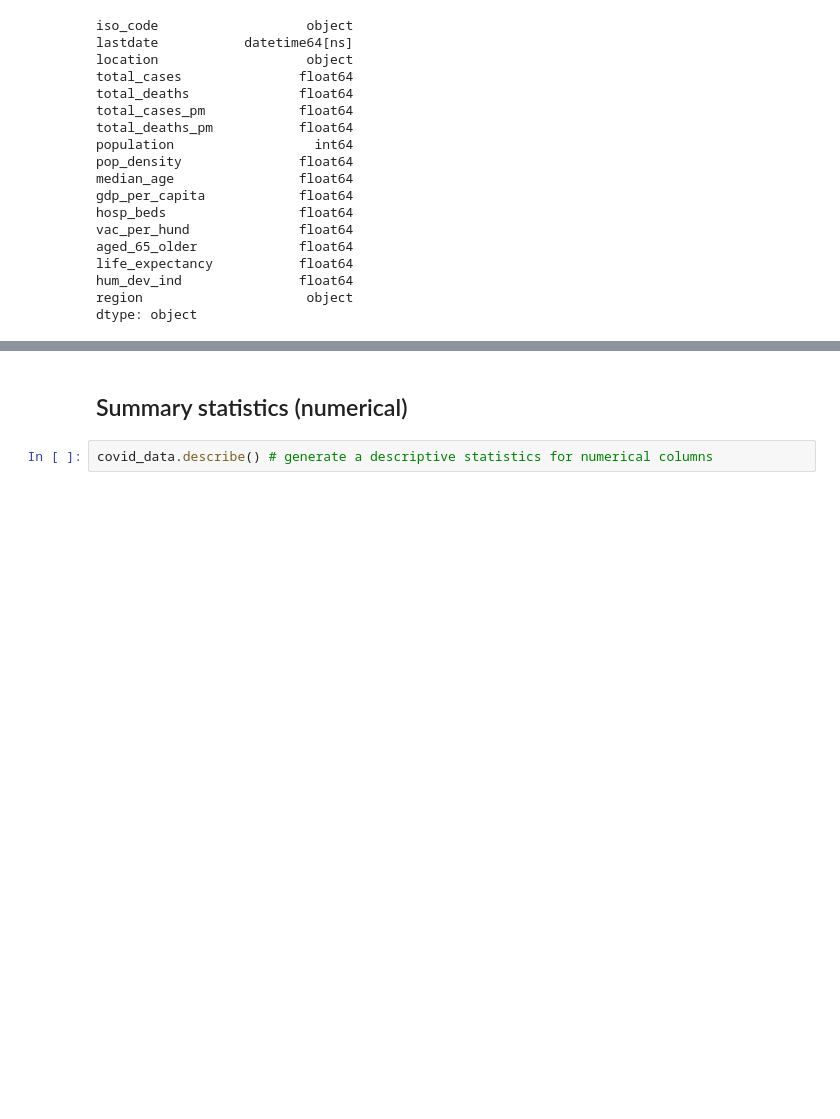
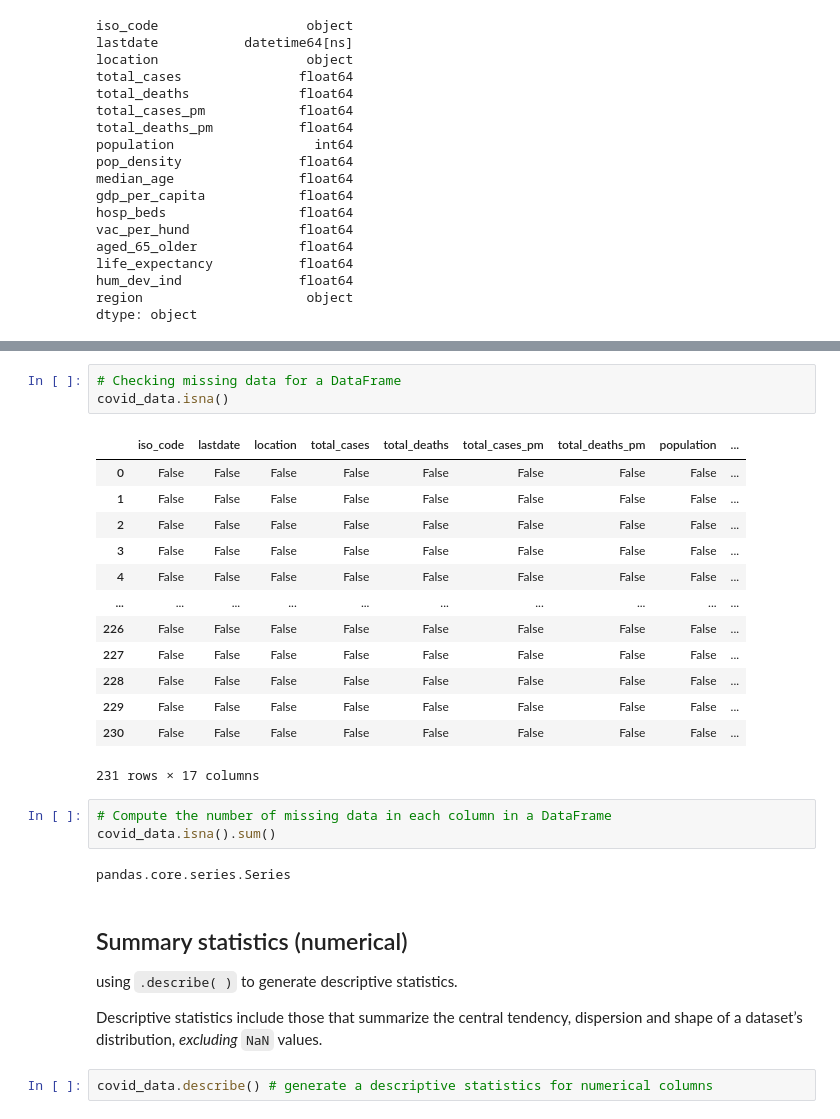
Before and after one commit to jieshu-wang-SBU/EST389_371_2026_spring, a Jupyter notebook: lectures/05-data_cleaning/05-02_first_look_at_the_data.ipynb, the cells around one changed output, grey strips where cells are left out. Drawn from its saved outputs; the diff is of its cells as text; blank space fills up the shorter version.

Commit message:
summary statistics for numerical and categorical data

```diff
--- a/lectures/05-data_cleaning/05-02_first_look_at_the_data.ipynb
+++ b/lectures/05-data_cleaning/05-02_first_look_at_the_data.ipynb
@@ -152,5 +171,31 @@ dtype: object
+# %%
+# Checking missing data for a DataFrame
+covid_data.isna()
+# %% [output]
+|  | iso_code | lastdate | location | total_cases | total_deaths | total_cases_pm | total_deaths_pm | population | ... |
+| 0 | False | False | False | False | False | False | False | False | ... |
+| 1 | False | False | False | False | False | False | False | False | ... |
+| 2 | False | False | False | False | False | False | False | False | ... |
+| 3 | False | False | False | False | False | False | False | False | ... |
+| 4 | False | False | False | False | False | False | False | False | ... |
+| ... | ... | ... | ... | ... | ... | ... | ... | ... | ... |
+| 226 | False | False | False | False | False | False | False | False | ... |
+| 227 | False | False | False | False | False | False | False | False | ... |
+| 228 | False | False | False | False | False | False | False | False | ... |
+| 229 | False | False | False | False | False | False | False | False | ... |
+| 230 | False | False | False | False | False | False | False | False | ... |
+231 rows × 17 columns
+# %%
+# Compute the number of missing data in each column in a DataFrame
+covid_data.isna().sum()
+# %% [output]
+pandas.core.series.Series
 # %% [markdown]
 ## Summary statistics (numerical)
+
+using `.describe( )` to generate descriptive statistics.
+
+Descriptive statistics include those that summarize the central tendency, dispersion and shape of a dataset’s distribution, *excluding* `NaN` values.
 # %%
 covid_data.describe() # generate a descriptive statistics for numerical columns
 # %% [output]
```
Also changed, not shown: parts of 32 cells of this notebook.
